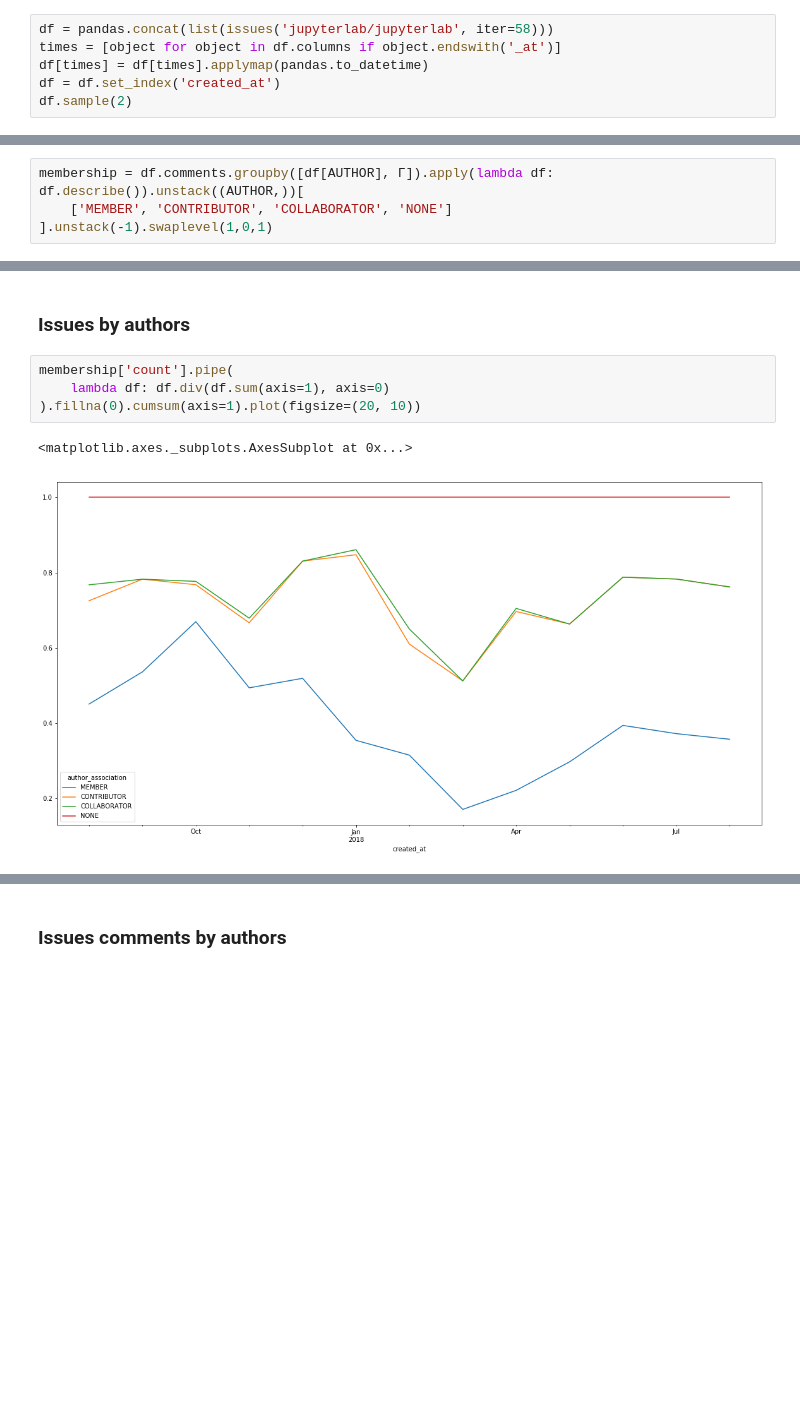
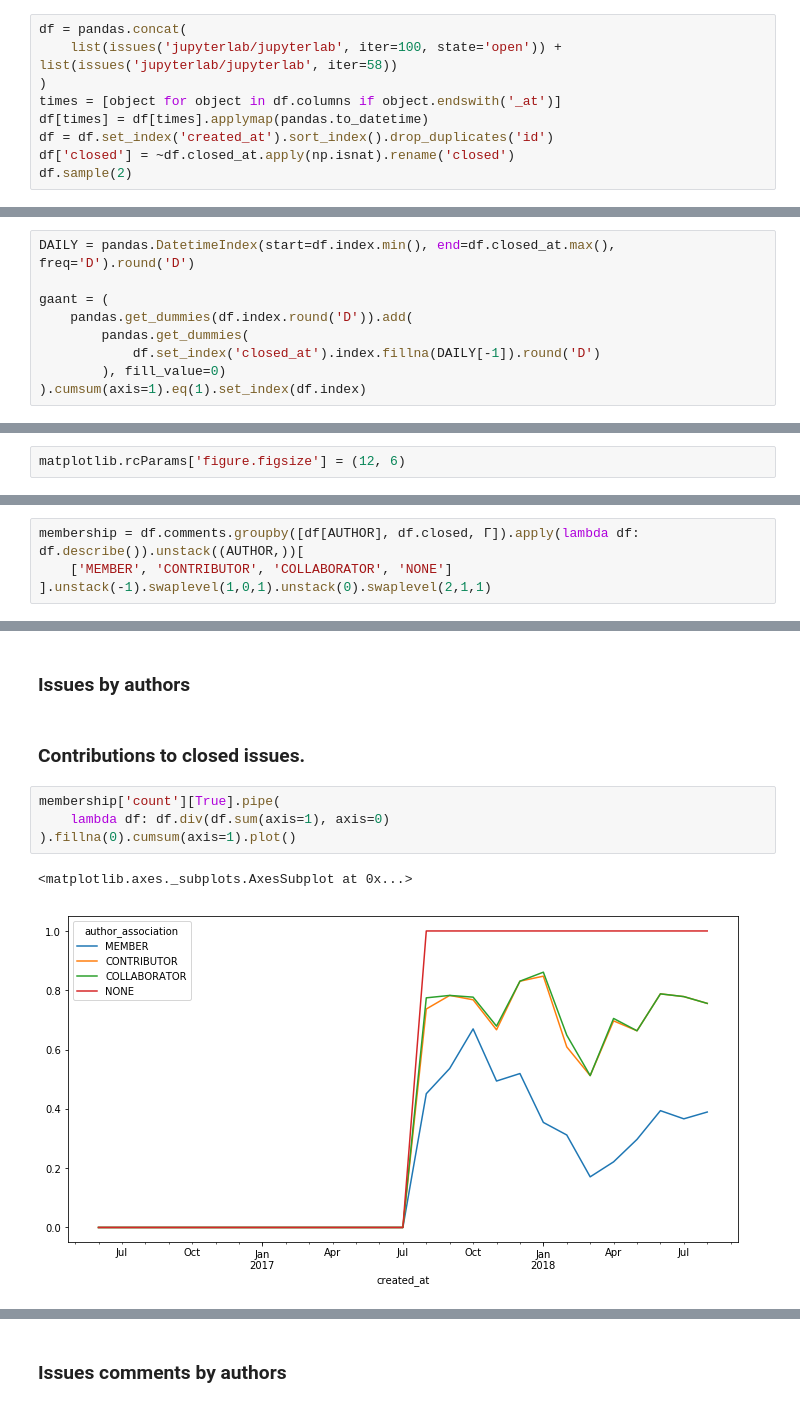
Before and after one commit to deathbeds/deathbeds.github.io, a Jupyter notebook: deathbeds/2018-08-28-Github-project-statistics-and-visualizations.ipynb, the cells around one changed output, grey strips where cells are left out. Saved outputs shown, nothing was run; the diff lists cells and outputs as text; blank space fills up the shorter version.

```diff
--- a/deathbeds/2018-08-28-Github-project-statistics-and-visualizations.ipynb
+++ b/deathbeds/2018-08-28-Github-project-statistics-and-visualizations.ipynb
@@ -19,7 +17,10 @@ The tidy data format of the issues.
 # %%
-df = pandas.concat(list(issues('jupyterlab/jupyterlab', iter=58)))
+df = pandas.concat(
+    list(issues('jupyterlab/jupyterlab', iter=100, state='open')) + list(issues('jupyterlab/jupyterlab', iter=58))
+)
 times = [object for object in df.columns if object.endswith('_at')]
 df[times] = df[times].applymap(pandas.to_datetime)
-df = df.set_index('created_at')
+df = df.set_index('created_at').sort_index().drop_duplicates('id')
+df['closed'] = ~df.closed_at.apply(np.isnat).rename('closed')
 df.sample(2)
 # %% [output]
@@ -55,0 +60,9 @@ AUTHOR = 'author_association'
+# %%
+DAILY = pandas.DatetimeIndex(start=df.index.min(), end=df.closed_at.max(), freq='D').round('D')
+
+gaant = (
+    pandas.get_dummies(df.index.round('D')).add(
+        pandas.get_dummies(
+            df.set_index('closed_at').index.fillna(DAILY[-1]).round('D')
+        ), fill_value=0)
+).cumsum(axis=1).eq(1).set_index(df.index)
@@ -55,0 +85,2 @@ AUTHOR = 'author_association'
+# %%
+matplotlib.rcParams['figure.figsize'] = (12, 6)
@@ -56,7 +119,7 @@ AUTHOR = 'author_association'
 # %%
-membership = df.comments.groupby([df[AUTHOR], Γ]).apply(lambda df: df.describe()).unstack((AUTHOR,))[
+membership = df.comments.groupby([df[AUTHOR], df.closed, Γ]).apply(lambda df: df.describe()).unstack((AUTHOR,))[
     ['MEMBER', 'CONTRIBUTOR', 'COLLABORATOR', 'NONE']
-].unstack(-1).swaplevel(1,0,1)
+].unstack(-1).swaplevel(1,0,1).unstack(0).swaplevel(2,1,1)
 # %%
 pandas.concat([
     membership['count'].sum().rename('issues'),
@@ -73,9 +137,11 @@ pandas.concat([
 # %% [markdown]
 ### Issues by authors
+# %% [markdown]
+### Contributions to closed issues.
 # %%
-membership['count'].pipe(
+membership['count'][True].pipe(
     lambda df: df.div(df.sum(axis=1), axis=0)
-).fillna(0).cumsum(axis=1).plot(figsize=(20, 10))
+).fillna(0).cumsum(axis=1).plot()
 # %% [output]
 <matplotlib.axes._subplots.AxesSubplot at 0x...>
-[figure, old version]
+[figure, new version]
```
Also changed, not shown: parts of 87 cells of this notebook, 1 other file.
